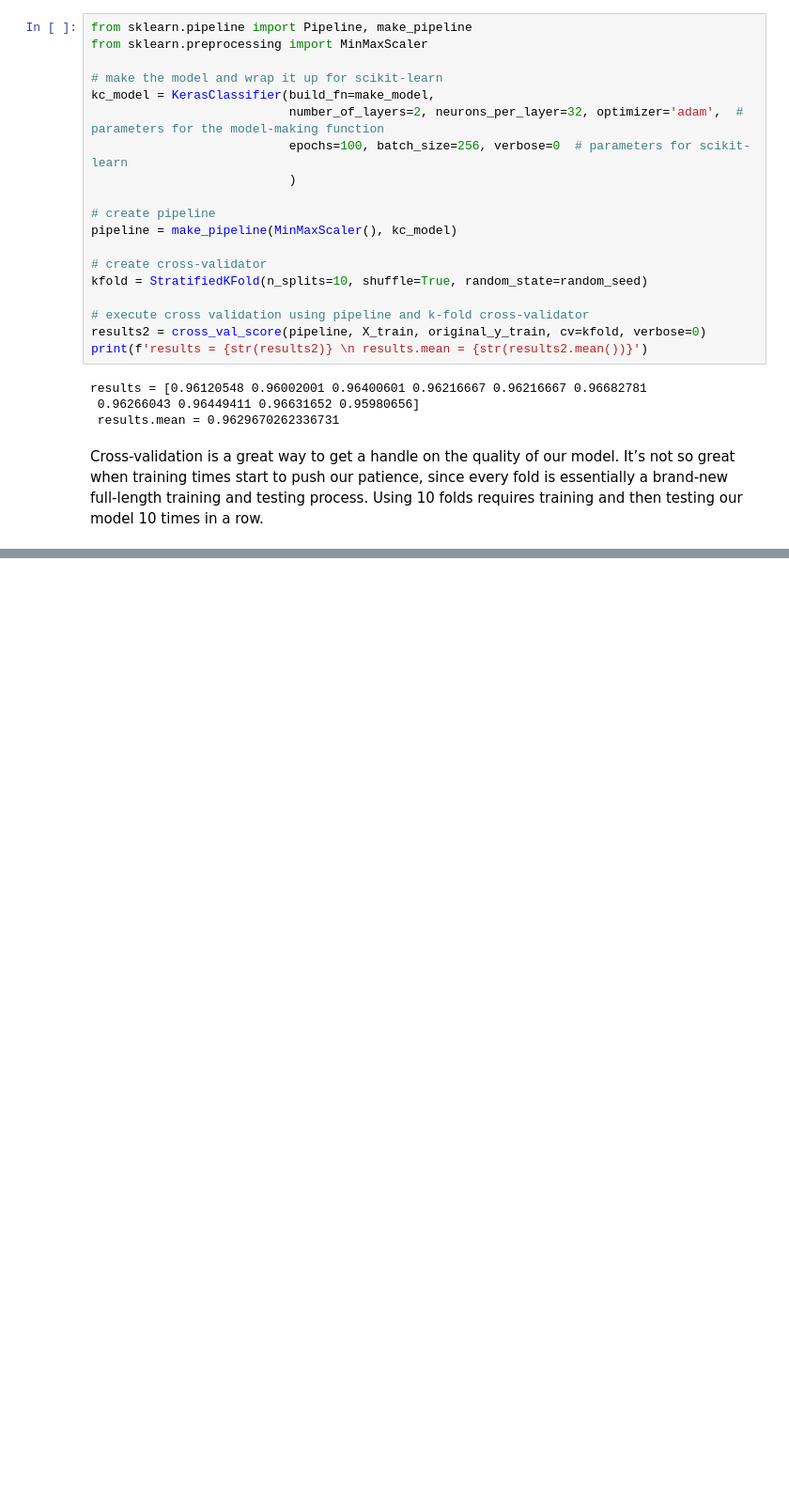
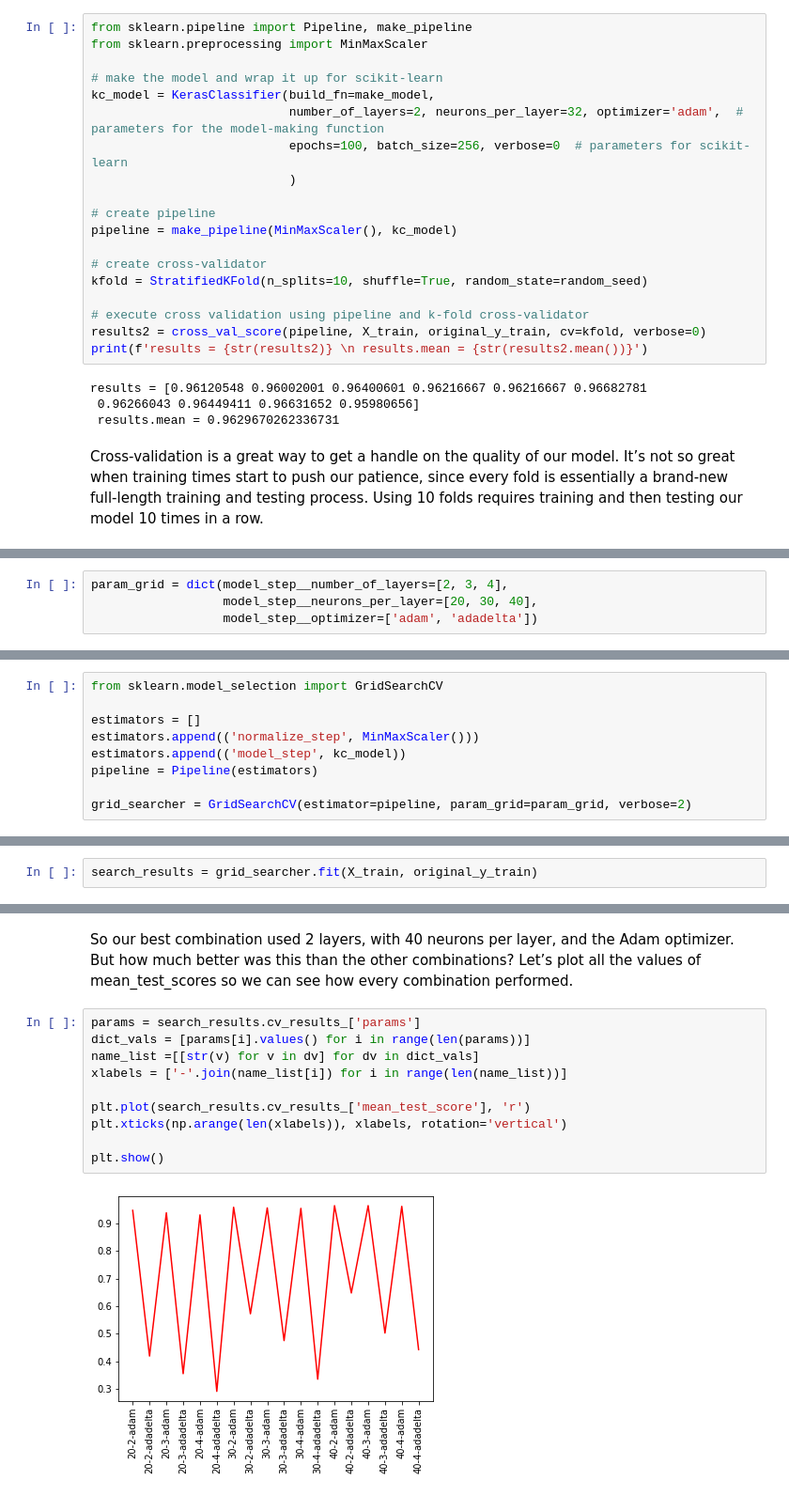
Before and after one commit to rahiakela/deep-learning--from-basics-to-practice, a Jupyter notebook: cross_validate_and_grid_search_using_scikit_learn.ipynb, the cells around one changed output, grey strips where cells are left out. Shown at 94% size. Drawn from its saved outputs; the diff is of its cells as text; blank space fills up the shorter version.

```diff
--- a/cross_validate_and_grid_search_using_scikit_learn.ipynb
+++ b/cross_validate_and_grid_search_using_scikit_learn.ipynb
@@ -376,0 +407,4 @@ model 10 times in a row.
+# %%
+param_grid = dict(model_step__number_of_layers=[2, 3, 4],
+                  model_step__neurons_per_layer=[20, 30, 40],
+                  model_step__optimizer=['adam', 'adadelta'])
@@ -376,0 +413,9 @@ model 10 times in a row.
+# %%
+from sklearn.model_selection import GridSearchCV
+
+estimators = []
+estimators.append(('normalize_step', MinMaxScaler()))
+estimators.append(('model_step', kc_model))
+pipeline = Pipeline(estimators)
+
+grid_searcher = GridSearchCV(estimator=pipeline, param_grid=param_grid, verbose=2)
@@ -376,0 +425,2 @@ model 10 times in a row.
+# %%
+search_results = grid_searcher.fit(X_train, original_y_train)
@@ -376,0 +507,17 @@ model 10 times in a row.
+# %% [markdown]
+So our best combination used 2 layers, with 40 neurons per layer, and
+the Adam optimizer. But how much better was this than the other combinations?
+Let’s plot all the values of mean_test_scores so we can see
+how every combination performed.
+# %%
+params = search_results.cv_results_['params']
+dict_vals = [params[i].values() for i in range(len(params))]
+name_list =[[str(v) for v in dv] for dv in dict_vals]
+xlabels = ['-'.join(name_list[i]) for i in range(len(name_list))]
+
+plt.plot(search_results.cv_results_['mean_test_score'], 'r')
+plt.xticks(np.arange(len(xlabels)), xlabels, rotation='vertical')
+
+plt.show()
+# %% [output]
+[figure, added]
```
Also changed, not shown: parts of 21 cells of this notebook.
